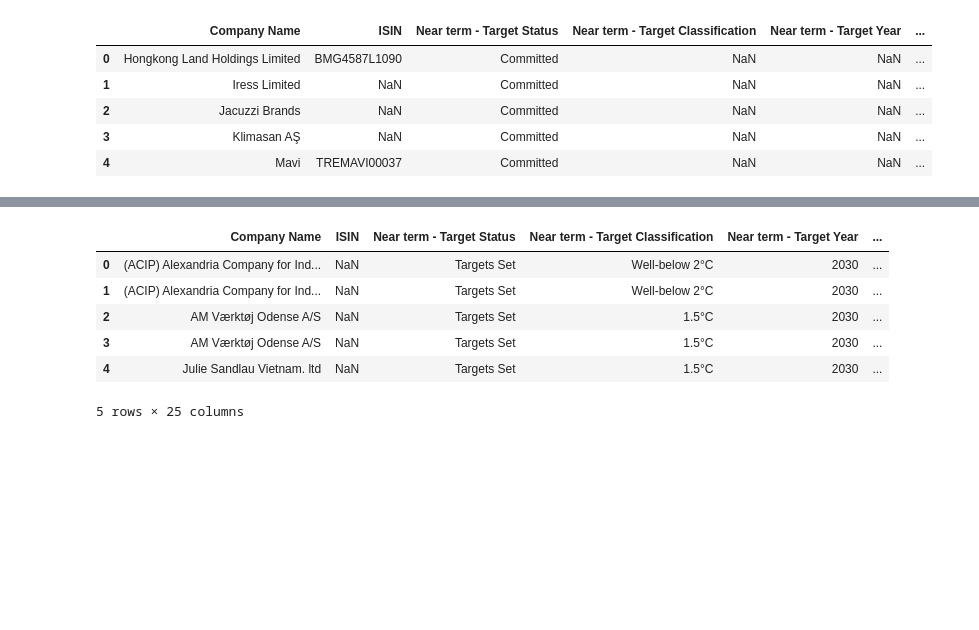
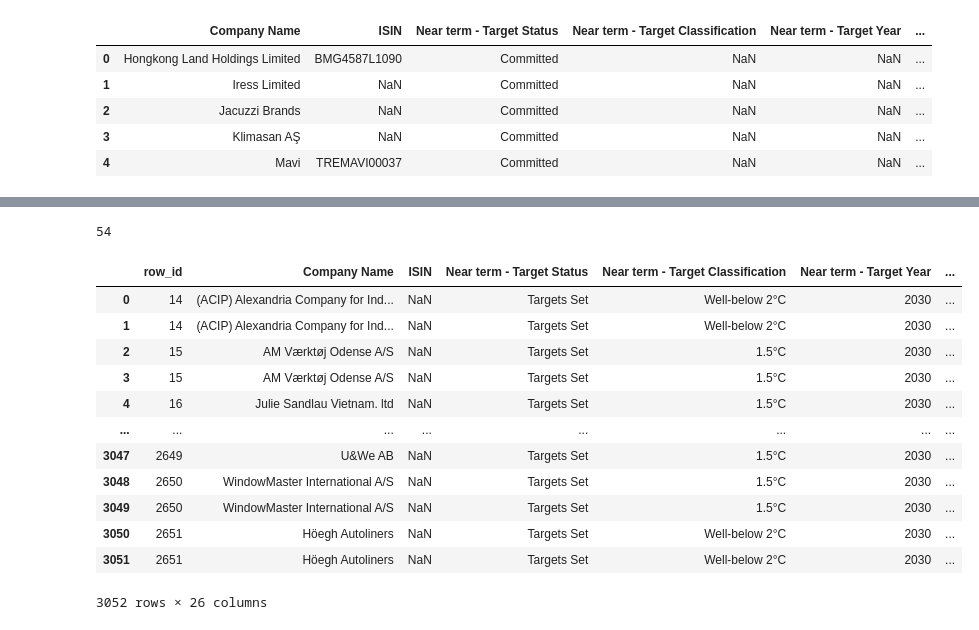
Before and after one commit to dataforgoodfr/batch10_notaclimat, a Jupyter notebook: data_analysis/explo_text_analysis.ipynb, the cells around one changed output, grey strips where cells are left out. Saved outputs shown, nothing was run; the diff lists cells and outputs as text; code cells hidden in the pictures; blank space fills up the shorter version.

```diff
--- a/data_analysis/explo_text_analysis.ipynb
+++ b/data_analysis/explo_text_analysis.ipynb
@@ -26,22 +30,49 @@ bdd_sbt_df.head()
 companies_with_target_df = bdd_sbt_df[bdd_sbt_df['Target'].notna()]
 # %%
 def refine_perimeter(perimeter_group):
-    reg = r'([0-9]+.?[0-9]+?\ ?%) by ([0-9]+).*and'
+    """
+    looking for another target goal in the perimeter group
+    eg: perimeter_group="emissions 50% by 2030 and" -> <e want to extract the new reduction_percentage and target_year
+    """
+
+    reg = r'([0-9]+.?[0-9]+?\ ?%) by (f?y?[0-9]+).*and'
     sub_group = re.search(reg, perimeter_group)
     if sub_group:
         return {"reduction_percentage": sub_group.groups()[0], "target_year": sub_group.groups()[1], "perimeter": re.sub(reg, "", perimeter_group) }
 # %%
 def which_scopes(scope_str):
+    """
+    find which scopes are related to the perimeters found in scope_str
+    eg: Extract scopes from: "scope 1, 2 and 3" or "scope 1 and scope 2"
+    """
     scope_tags = nltk.pos_tag(nltk.word_tokenize(scope_str))
-    grammar =""" SCOPES: {<JJ>?<NN><CD><CC><VB>?<CD>}
-                         {<JJ>?<NN><CD>}
+
+    grammar =""" SCOPES: {<JJ>?<NN><CD><CD>?<CC><VB>?<CD>}
+                         {<JJ>?<NN><CD><CD><CC><CD>}
+                         {<JJ>?<VBZ><CD><CD><CC><CD>}
+                         {<JJ>?<VBZ><CD><CC><VB>?<CD>}
+                         {<JJ>?<NN>?<NN><CD>}
+                         {<JJ>?<NN>?<VB.*><CD>}
+                         {<JJ>?<NNS><CD>}
             """
     cp = nltk.RegexpParser(grammar)
     result = cp.parse(scope_tags)
-    if len(result) > 1:
-        return
+
+    all_scopes = get_scopes_from_subtrees(result)
+    return all_scopes
+
+def get_scopes_from_subtrees(result):
+    scopes = []
     for subtree in result.subtrees():
         if subtree.label() == 'SCOPES':
-            scopes = [token for token, tag in subtree.leaves() if tag == 'CD']
-            return scopes
+            scopes.append([token for token, tag in subtree.leaves() if tag == 'CD'])
+    return scopes
+# %%
+def aggregate_all_target_info(row_to_list, scopes, target_years, reduction_percentages, perimeter):
+    target_infos = []
+    for scope in scopes:
+        for reduction_percentage, target_year in zip(reduction_percentages, target_years):
+            #print(f"scope: {scope}, reduction_percentage: {reduction_percentage}, target_year: {target_year}, base_year: {base_year}, perimeter: {perimeter}")
+            target_infos.append(row_to_list+[scope, reduction_percentage, target_year, base_year, perimeter])
+    return target_infos
 # %%
@@ -99,13 +158,23 @@ for index, row in  companies_with_target_df.iterrows():
+# %%
+count_not_found
+# %% [output]
+54
 # %%
-df_with_target_info = pd.DataFrame(target_info, columns = list(companies_with_target_df.columns)+["scope", "reduction_percentage", "target_year", "base_year", "perimeter"])
+df_with_target_info = pd.DataFrame(target_info, columns = ['row_id']+list(companies_with_target_df.columns)+["scope", "reduction_percentage", "target_year", "base_year", "perimeter"])
 # %%
-df_with_target_info.head()
+df_with_target_info
 # %% [output]
-|  | Company Name | ISIN | Near term - Target Status | Near term - Target Classification | Near term - Target Year | ... |
-| 0 | (ACIP) Alexandria Company for Ind... | NaN | Targets Set | Well-below 2°C | 2030 | ... |
-| 1 | (ACIP) Alexandria Company for Ind... | NaN | Targets Set | Well-below 2°C | 2030 | ... |
-| 2 | AM Værktøj Odense A/S | NaN | Targets Set | 1.5°C | 2030 | ... |
-| 3 | AM Værktøj Odense A/S | NaN | Targets Set | 1.5°C | 2030 | ... |
-| 4 | Julie Sandlau Vietnam. ltd | NaN | Targets Set | 1.5°C | 2030 | ... |
+|  | row_id | Company Name | ISIN | Near term - Target Status | Near term - Target Classification | Near term - Target Year | ... |
+| 0 | 14 | (ACIP) Alexandria Company for Ind... | NaN | Targets Set | Well-below 2°C | 2030 | ... |
+| 1 | 14 | (ACIP) Alexandria Company for Ind... | NaN | Targets Set | Well-below 2°C | 2030 | ... |
+| 2 | 15 | AM Værktøj Odense A/S | NaN | Targets Set | 1.5°C | 2030 | ... |
+| 3 | 15 | AM Værktøj Odense A/S | NaN | Targets Set | 1.5°C | 2030 | ... |
+| 4 | 16 | Julie Sandlau Vietnam. ltd | NaN | Targets Set | 1.5°C | 2030 | ... |
+| ... | ... | ... | ... | ... | ... | ... | ... |
+| 3047 | 2649 | U&We AB | NaN | Targets Set | 1.5°C | 2030 | ... |
+| 3048 | 2650 | WindowMaster International A/S | NaN | Targets Set | 1.5°C | 2030 | ... |
+| 3049 | 2650 | WindowMaster International A/S | NaN | Targets Set | 1.5°C | 2030 | ... |
+| 3050 | 2651 | Höegh Autoliners | NaN | Targets Set | Well-below 2°C | 2030 | ... |
+| 3051 | 2651 | Höegh Autoliners | NaN | Targets Set | Well-below 2°C | 2030 | ... |
-5 rows × 25 columns
+3052 rows × 26 columns
 # %%
```
Also changed, not shown: parts of 4 cells of this notebook.
